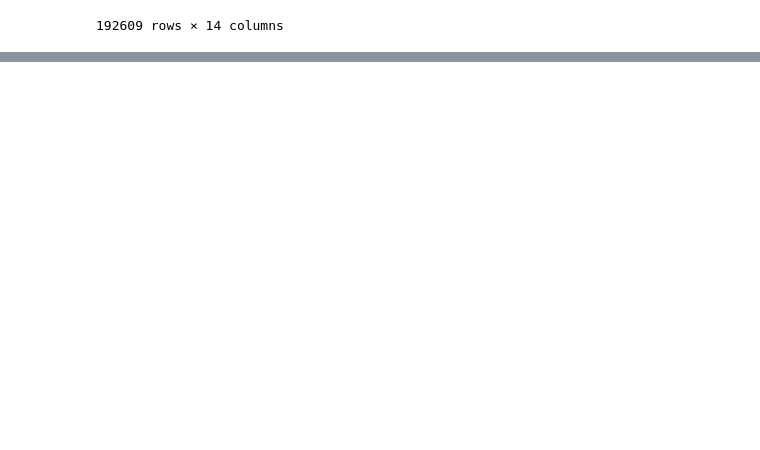
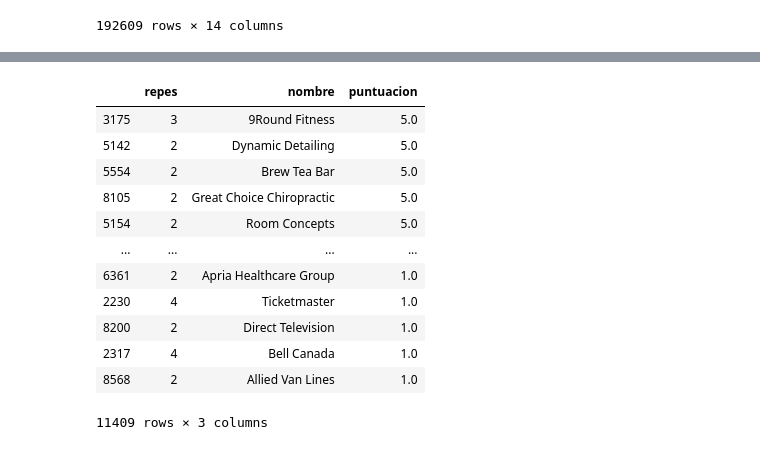
Before and after one commit to pablobp1998/Desafio-Final-AD, a Jupyter notebook: datos_negocios.ipynb, the cells around one changed output, grey strips where cells are left out. Cells and saved outputs as stored; diff of their text form; code cells hidden in the pictures; blank space fills up the shorter version.

```diff
--- a/datos_negocios.ipynb
+++ b/datos_negocios.ipynb
@@ -93,0 +70,20 @@ KeyboardInterrupt:
+# %%
+aux = pd.DataFrame(df[['nombre','puntuacion']])
+df2 = aux.groupby('nombre').mean()
+dfmedias = franquicias.merge(df2, left_on='nombre', right_on='nombre')
+dfmedias = dfmedias.sort_values(by='puntuacion', ascending=False)
+dfmedias
+# %% [output]
+|  | repes | nombre | puntuacion |
+| 3175 | 3 | 9Round Fitness | 5.0 |
+| 5142 | 2 | Dynamic Detailing | 5.0 |
+| 5554 | 2 | Brew Tea Bar | 5.0 |
+| 8105 | 2 | Great Choice Chiropractic | 5.0 |
+| 5154 | 2 | Room Concepts | 5.0 |
+| ... | ... | ... | ... |
+| 6361 | 2 | Apria Healthcare Group | 1.0 |
+| 2230 | 4 | Ticketmaster | 1.0 |
+| 8200 | 2 | Direct Television | 1.0 |
+| 2317 | 4 | Bell Canada | 1.0 |
+| 8568 | 2 | Allied Van Lines | 1.0 |
+11409 rows × 3 columns
```
Also changed, not shown: parts of 22 cells of this notebook.
